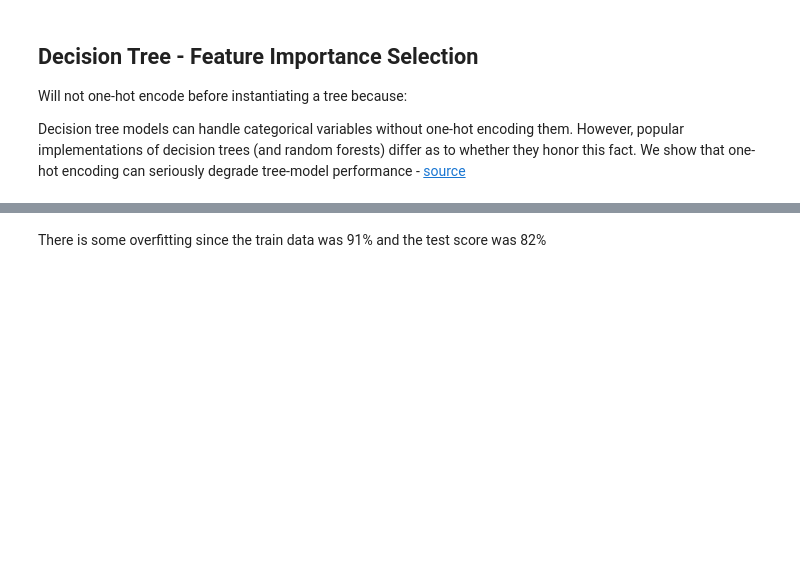
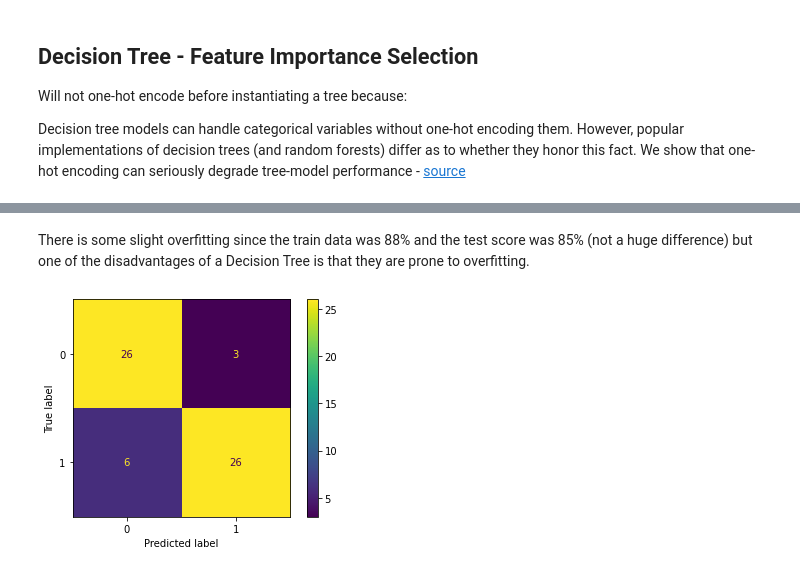
Before and after one commit to tvrjuana/heart-disease, a Jupyter notebook: heart_disease_modeling.ipynb, the cells around one changed output, grey strips where cells are left out. Saved outputs shown, nothing was run; the diff lists cells and outputs as text; code cells hidden in the pictures; blank space fills up the shorter version.

Commit message:
decision tree evaluation and visualizations

```diff
--- a/heart_disease_modeling.ipynb
+++ b/heart_disease_modeling.ipynb
@@ -408,6 +408,6 @@ Will not one-hot encode before instantiating a tree because:
 
 Decision tree models can handle categorical variables without one-hot encoding them. However, popular implementations of decision trees (and random forests) differ as to whether they honor this fact. We show that one-hot encoding can seriously degrade tree-model performance - [source](https://www.kaggle.com/code/gabrielaltay/categorical-variables-in-decision-trees)
 # %%
-tree_clf = DecisionTreeClassifier(max_depth=5, random_state=42)
+tree_clf = DecisionTreeClassifier(max_depth=4, random_state=42)
 tree_clf.fit(X_train, y_train)
 # %% [output]
@@ -422,2 +422,7 @@ Test Accuracy Score:0.819672131147541
 # %% [markdown]
-There is some overfitting since the train data was 91% and the test score was 82%
+There is some slight overfitting since the train data was 88% and the test score was 85% (not a huge difference) but one of the disadvantages of a Decision Tree is that they are prone to overfitting.
+# %%
+#plotting confusion matrix
+plot_confusion_matrix(tree_clf, X_test, y_test);
+# %% [output]
+[figure, added]
```
Also changed, not shown: parts of 6 cells of this notebook.
